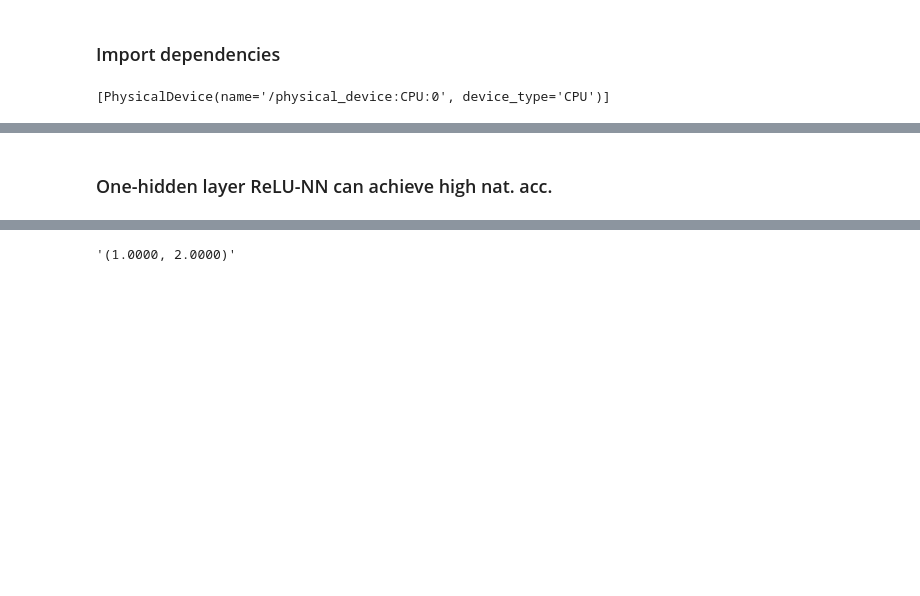
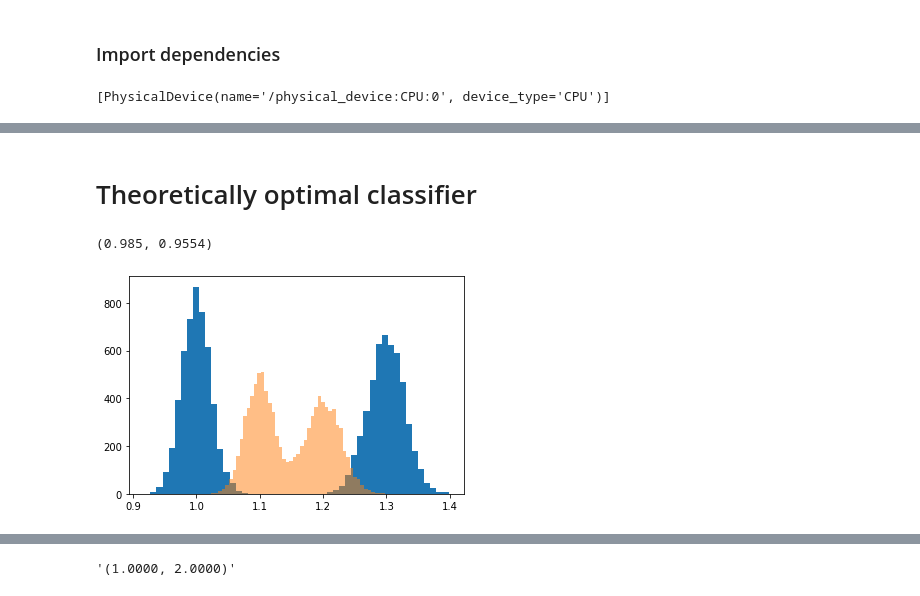
Before and after one commit to GilgameshxZero/adversarial-ntks, a Jupyter notebook: notebooks/adv-spheres/gaussian-nn.ipynb, the cells around one changed output, grey strips where cells are left out. Drawn from its saved outputs; the diff is of its cells as text; code cells hidden in the pictures; blank space fills up the shorter version.

```diff
--- a/notebooks/adv-spheres/gaussian-nn.ipynb
+++ b/notebooks/adv-spheres/gaussian-nn.ipynb
@@ -81,2 +84,16 @@ array([[ 0.57557533,  1.51395869],
-# %% [markdown]
-### One-hidden layer ReLU-NN can achieve high nat. acc.
+# %% [markdown]
+# Theoretically optimal classifier
+# %%
+def opt_classifier(xs, thresh=1.15):
+    return (np.linalg.norm(xs, ord=2, axis=-1) >= thresh).astype(int)
+
+xs, ys = generate_normal_data(dim=1000, s0=1.0 / np.sqrt(1000), s1=1.3 / np.sqrt(1000), num_samples=10 ** 4)
+plt.hist(np.linalg.norm(xs, ord=2, axis=-1), bins=50);
+
+xs_adv_rad = radial_attack(xs=xs, ys=ys, attack_norm=2, attack_eps=0.1)
+plt.hist(np.linalg.norm(xs_adv_rad, ord=2, axis=-1), bins=50, alpha=0.5);
+
+(opt_classifier(xs_adv_rad[ys == 0]) == 0).mean(), (opt_classifier(xs_adv_rad[ys == 1]) == 1).mean()
+# %% [output]
+(0.985, 0.9554)
+[figure, added]
```
Also changed, not shown: parts of 14 cells of this notebook.
